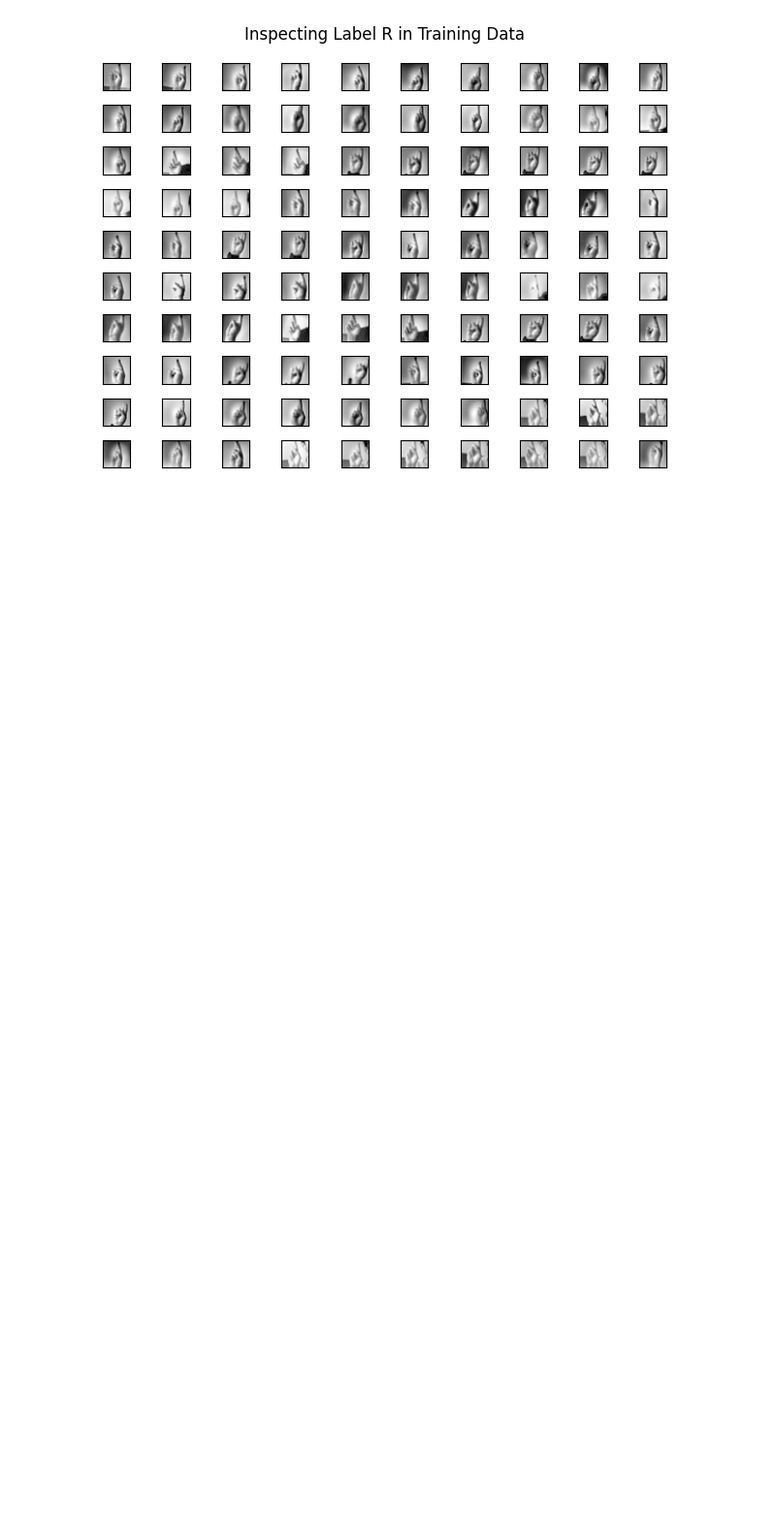
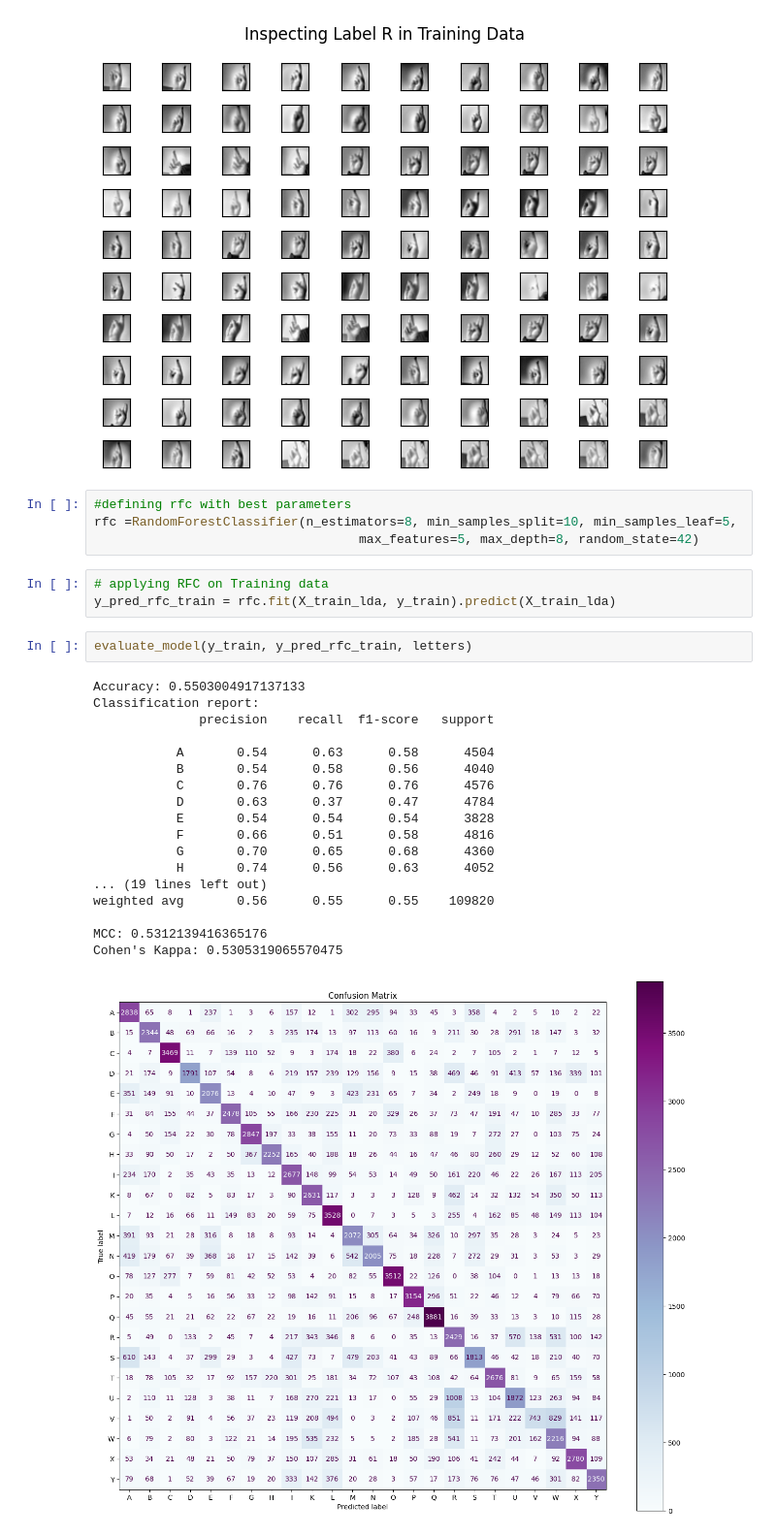
Before and after one commit to DataScienceAndEngineering/machine-learning-dse-i210-final-project-signlanguageclassification, a Jupyter notebook: notebooks/1.5-su-random-forest.ipynb, the cells around one changed output. Shown at 97% size. Drawn from its saved outputs; the diff is of its cells as text; blank space fills up the shorter version.

```diff
--- a/notebooks/1.5-su-random-forest.ipynb
+++ b/notebooks/1.5-su-random-forest.ipynb
@@ -498,3 +498,31 @@ plt.tight_layout()
 plt.show()
 # %% [output]
 [figure]
+# %%
+#defining rfc with best parameters
+rfc =RandomForestClassifier(n_estimators=8, min_samples_split=10, min_samples_leaf=5,
+                                   max_features=5, max_depth=8, random_state=42)
+# %%
+# applying RFC on Training data
+y_pred_rfc_train = rfc.fit(X_train_lda, y_train).predict(X_train_lda)
+# %%
+evaluate_model(y_train, y_pred_rfc_train, letters)
+# %% [output]
+Accuracy: 0.5503004917137133
+Classification report:
+              precision    recall  f1-score   support
+
+           A       0.54      0.63      0.58      4504
+           B       0.54      0.58      0.56      4040
+           C       0.76      0.76      0.76      4576
+           D       0.63      0.37      0.47      4784
+           E       0.54      0.54      0.54      3828
+           F       0.66      0.51      0.58      4816
+           G       0.70      0.65      0.68      4360
+           H       0.74      0.56      0.63      4052
+... (19 lines left out)
+weighted avg       0.56      0.55      0.55    109820
+
+MCC: 0.5312139416365176
+Cohen's Kappa: 0.5305319065570475
+[figure, added]
```
Also changed, not shown: parts of 2 cells of this notebook.
